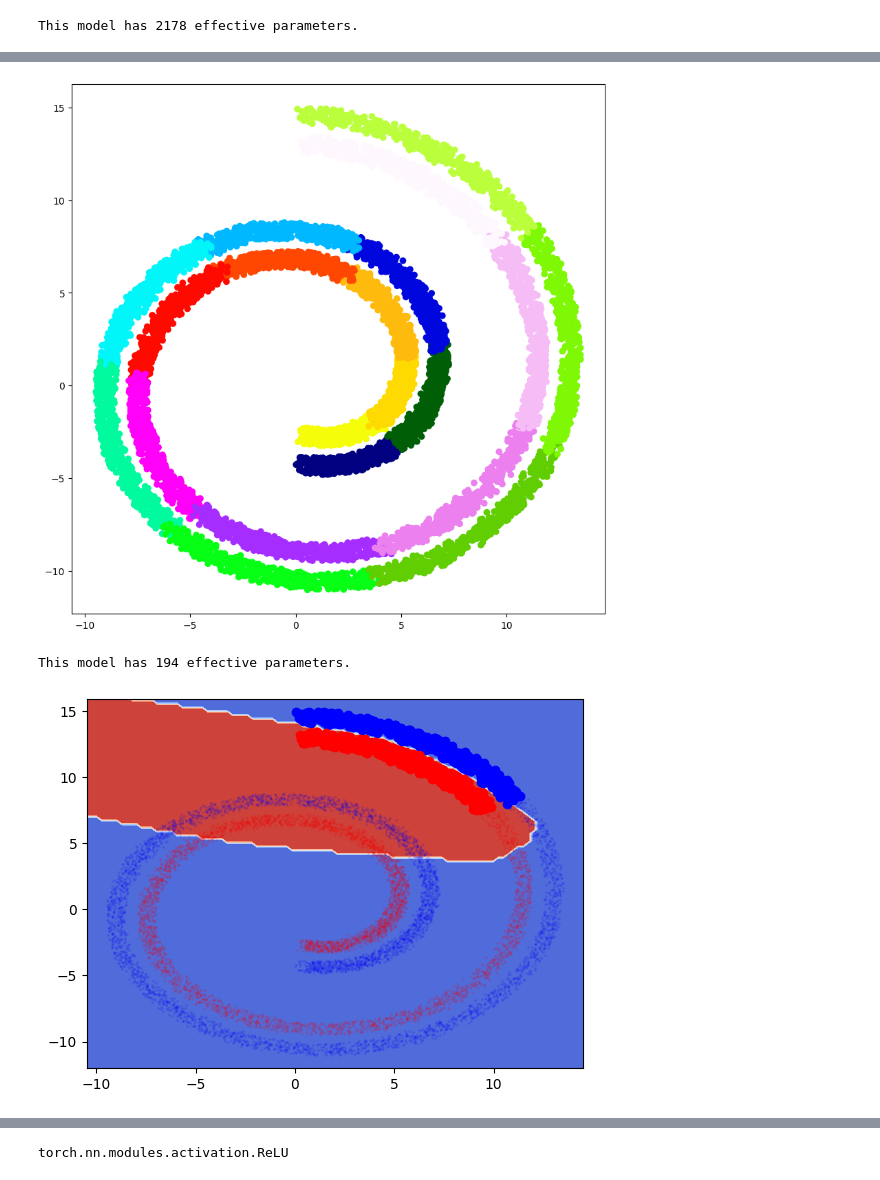
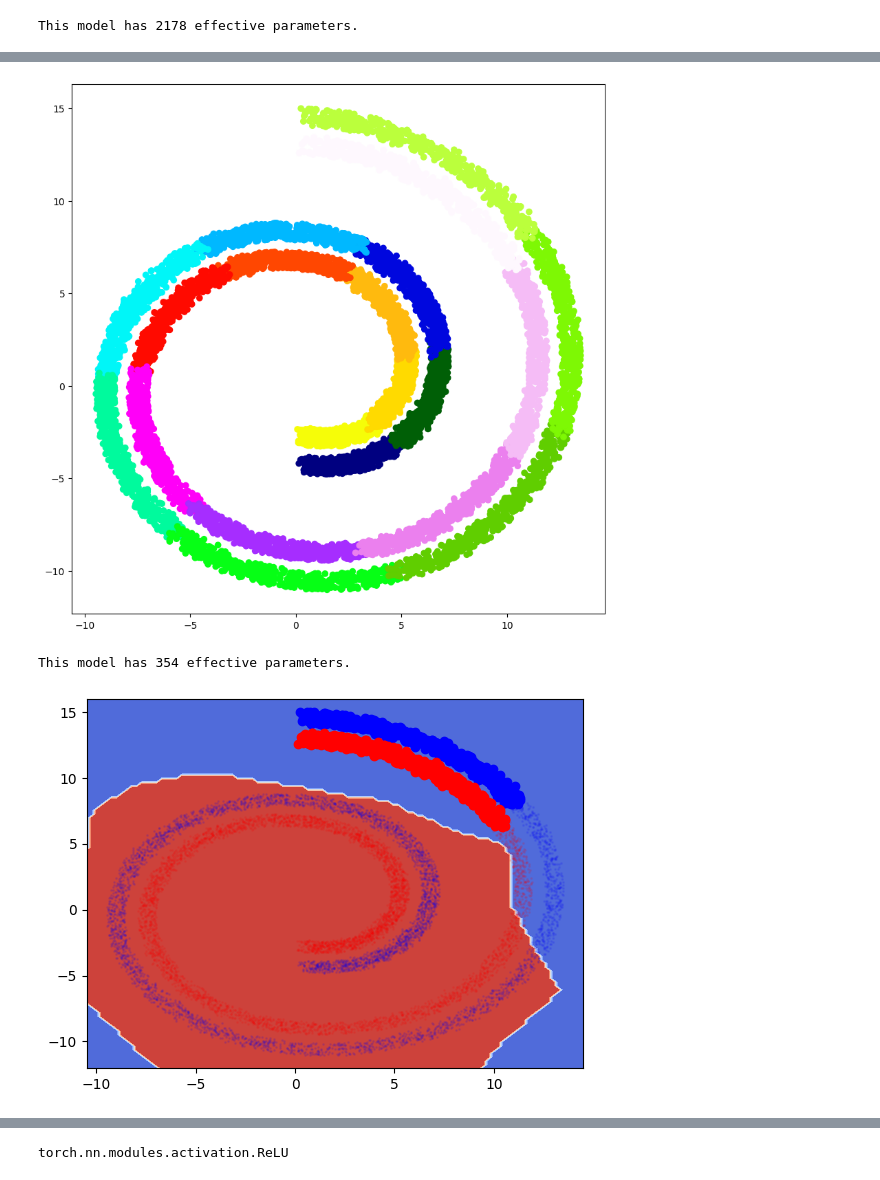
Before and after one commit to k8lion/GrowAndPrune, a Jupyter notebook: src/sandbox.ipynb, the cells around one changed output, grey strips where cells are left out. Saved outputs shown, nothing was run; the diff lists cells and outputs as text; code cells hidden in the pictures.

```diff
--- a/src/sandbox.ipynb
+++ b/src/sandbox.ipynb
@@ -21,10 +21,8 @@ device = torch.device("cuda" if torch.cuda.is_available() else "cpu")
 hidden = [32]
 regression = False
 
-base_data = ToyData(64, 32, 5000, regression=regression)
+base_data = ToyData(64, 32, 5000, regression=regression, masked=True)
 train_loader, val_loader, test_loader = split_dataset(base_data, val_size = 0.1, test_size = 0.1, batch_size = 128)
-
-
 
 model = ModSequential(
         ModLinear(64, hidden[0], masked=True, prebatchnorm=True, learnable_mask=True),
@@ -205,15 +203,15 @@ y_span = np.linspace(ymin, ymax, steps)
 xx, yy = np.meshgrid(x_span, y_span)
 grid = torch.autograd.Variable(torch.from_numpy(np.c_[xx.ravel(), yy.ravel()]).float())
 # %% [output]
-[figure, old version]
+[figure, new version]
 # %%
-hidden = [32]
+hidden = [16, 16]
 epochs = 5
 
 model = ModSequential(
-        ModLinear(2, hidden[0], masked=True, prebatchnorm=True, learnable_mask=True),
-        #ModLinear(hidden[0], hidden[1], masked=True, prebatchnorm=True, learnable_mask=True),
-        ModLinear(hidden[0], 2, masked=True, prebatchnorm=True, nonlinearity=None),
+        ModLinear(2, hidden[0], masked=True, prebatchnorm=False, learnable_mask=True),
+        ModLinear(hidden[0], hidden[1], masked=True, prebatchnorm=False, learnable_mask=True),
+        ModLinear(hidden[1], 2, masked=True, prebatchnorm=False, nonlinearity=""),
         track_activations=10,
         track_auxiliary_gradients=True
     ).to(device)
@@ -235,59 +233,67 @@ camera.snap()
 print("This model has {} effective parameters.".format(model.parameter_count(masked = True)))
 
 cmap = plt.get_cmap('rainbow')
 datasets = [split_dataset(torch.Tensor(data[i]), torch.Tensor(labels[i]).long(), val_size = 0.1, test_size = 0.1, batch_size = 16) for i in range(k)]
 timestamps = [[0] for i in range(k+1)]
 accs = [[] for i in range(k+1)]
-svd_scores = [torch.zeros(0,hidden[0]) for i in range(k+1)]
-vars = [torch.zeros(0,hidden[0]) for i in range(k+1)]
-orthog_gaps = [[] for i in range(k+1)]
-maxes = [torch.zeros(0,hidden[0]) for i in range(k+1)]
+svd_scores = [[torch.zeros(0,hidden[0]) for i in range(k+1)] for _ in range(2)]
+vars = [[torch.zeros(0,hidden[0]) for i in range(k+1)] for _ in range(2)]
+orthog_gaps = [[[] for i in range(k+1)] for _ in range(2)]
+maxes = [[torch.zeros(0,hidden[0]) for i in range(k+1)] for _ in range(2)]
 
 for i, vl in enumerate(datasets):
     loss, acc = test(model, datasets[i][1], criterion, device=device, verbose=False)
     accs[i] = [acc]
-    svd_scores[i] = svd_score(model.activations["0"], difference=True).unsqueeze(0)
-    vars[i] = activation_variance(model.activations["0"]).unsqueeze(0)
-    maxes[i] = torch.max(model.activations["0"], dim=0, keepdim=True).values
-    orthog_gaps[i] = [orthogonality_gap(model.activations["0"]).item()]
+    for l, layer in enumerate(["0", "1"]):
+        svd_scores[l][i] = svd_score(model.activations[layer], difference=True).unsqueeze(0)
+        vars[l][i] = activation_variance(model.activations[layer]).unsqueeze(0)
+        maxes[l][i] = torch.max(model.activations[layer], dim=0, keepdim=True).values
+        orthog_gaps[l][i] = [orthogonality_gap(model.activations[layer]).item()]
     timestamps[i] = [0]
 
 for d in range(k):
-    # for h in handles:
-    #     h.remove()
-    # handles = []
-    # handles.append(ax.scatter(X[:, 0], X[:, 1], c="blue", alpha=0.001))
-    # handles.append(ax.scatter(X2[:, 0], X2[:, 1], c="red", alpha=0.001))
-    # handles.append(ax.scatter(X_[d][:, 0], X_[d][:, 1], c="blue"))
-    # handles.append(ax.scatter(X2_[d][:, 0], X2_[d][:, 1], c="red"))
     for e in range(epochs):
-        train(model, datasets[d][0], optimizer, criterion, epochs=1, device=device, verbose=False, val_verbose=False, val_acts=True)
-        svd_scores[-1] = torch.cat((svd_scores[i], svd_score(model.activations["0"], difference=True).unsqueeze(0).detach()), dim=0)
-        vars[-1] = torch.cat((vars[i], activation_variance(model.activations["0"]).unsqueeze(0)), dim=0)
-        maxes[-1] = torch.cat((maxes[i], torch.max(model.activations["0"], dim=0, keepdim=True).values), dim=0)
-        orthog_gaps[-1].append(orthogonality_gap(model.activations["0"]).item())
+        train(model, datasets[d][0], optimizer, criterion, epochs=1, device=device, verbose=False, val_verbose=False)
+        for l, layer in enumerate(["0", "1"]):
+            svd_scores[l][-1] = torch.cat((svd_scores[l][-1], svd_score(model.activations[layer], difference=True).unsqueeze(0).detach()), dim=0)
+            vars[l][-1] = torch.cat((vars[l][-1], activation_variance(model.activations[layer]).unsqueeze(0)), dim=0)
+            maxes[l][-1] = torch.cat((maxes[l][-1], torch.max(model.activations[layer], dim=0, keepdim=True).values), dim=0)
+            orthog_gaps[l][-1].append(orthogonality_gap(model.activations[layer]).item())
         timestamps[-1].append(epochs*(d)+e+1)
         for i, vl in enumerate(datasets):
             loss, acc = test(model, datasets[i][1], criterion, device=device, verbose=False)
             accs[i].append(acc)
-            svd_scores[i] = torch.cat((svd_scores[i], svd_score(model.activations["0"], difference=True).unsqueeze(0)), dim=0)
-            vars[i] = torch.cat((vars[i], activation_variance(model.activations["0"]).unsqueeze(0)), dim=0)
-            maxes[i] = torch.cat((maxes[i], torch.max(model.activations["0"], dim=0, keepdim=True).values), dim=0)
-            orthog_gaps[i].append(orthogonality_gap(model.activations["0"]).item())
+            for l, layer in enumerate(["0", "1"]):
+                svd_scores[l][i] = torch.cat((svd_scores[l][i], svd_score(model.activations[layer], difference=True).unsqueeze(0)), dim=0)
+                vars[l][i] = torch.cat((vars[l][i], activation_variance(model.activations[layer]).unsqueeze(0)), dim=0)
+                maxes[l][i] = torch.cat((maxes[l][i], torch.max(model.activations[layer], dim=0, keepdim=True).values), dim=0)
+                orthog_gaps[l][i].append(orthogonality_gap(model.activations[layer]).item())
             timestamps[i].append(epochs*(d)+e+1)
         model.eval()
         labels_predicted = model(grid)
         labels_predicted = [1 if labels_predicted[i,0]<labels_predicted[i,1] else 0 for i in range(labels_predicted.shape[0])]
         z = np.array(labels_predicted).reshape(xx.shape)
         ax.contourf(xx, yy, z, cmap="coolwarm")
         ax.scatter(X[:, 0], X[:, 1], c="blue", alpha=0.1, s=1)
         ax.scatter(X2[:, 0], X2[:, 1], c="red", alpha=0.1, s=1)
         ax.scatter(X_[d][:, 0], X_[d][:, 1], c="blue")
         ax.scatter(X2_[d][:, 0], X2_[d][:, 1], c="red")
         camera.snap()
+
+# dataset = split_dataset(torch.Tensor(np.concatenate((X,X2),axis=0)), torch.Tensor(np.concatenate((np.zeros(len(X)),np.ones(len(X2))),axis=0)).long(), val_size = 0.1, test_size = 0.1, batch_size = 16)
+# for e in range(epochs*k):
+#     train(model, dataset[0], optimizer, criterion, val_loader=dataset[0], epochs=1, device=device, verbose=False, val_verbose=True)
+# model.eval()
+# labels_predicted = model(grid)
+# labels_predicted = [1 if labels_predicted[i,0]<labels_predicted[i,1] else 0 for i in range(labels_predicted.shape[0])]
+# z = np.array(labels_predicted).reshape(xx.shape)
+# ax.contourf(xx, yy, z, cmap="coolwarm")
+# ax.scatter(X[:, 0], X[:, 1], c="blue", alpha=0.1, s=1)
+# ax.scatter(X2[:, 0], X2[:, 1], c="red", alpha=0.1, s=1)
+# camera.snap()
 # %% [output]
-This model has 194 effective parameters.
+This model has 354 effective parameters.
-[figure, old version]
+[figure, new version]
 # %%
 anim = camera.animate()
 HTML(anim.to_html5_video())
```
Also changed, not shown: parts of 3 cells of this notebook, 2 other files.
